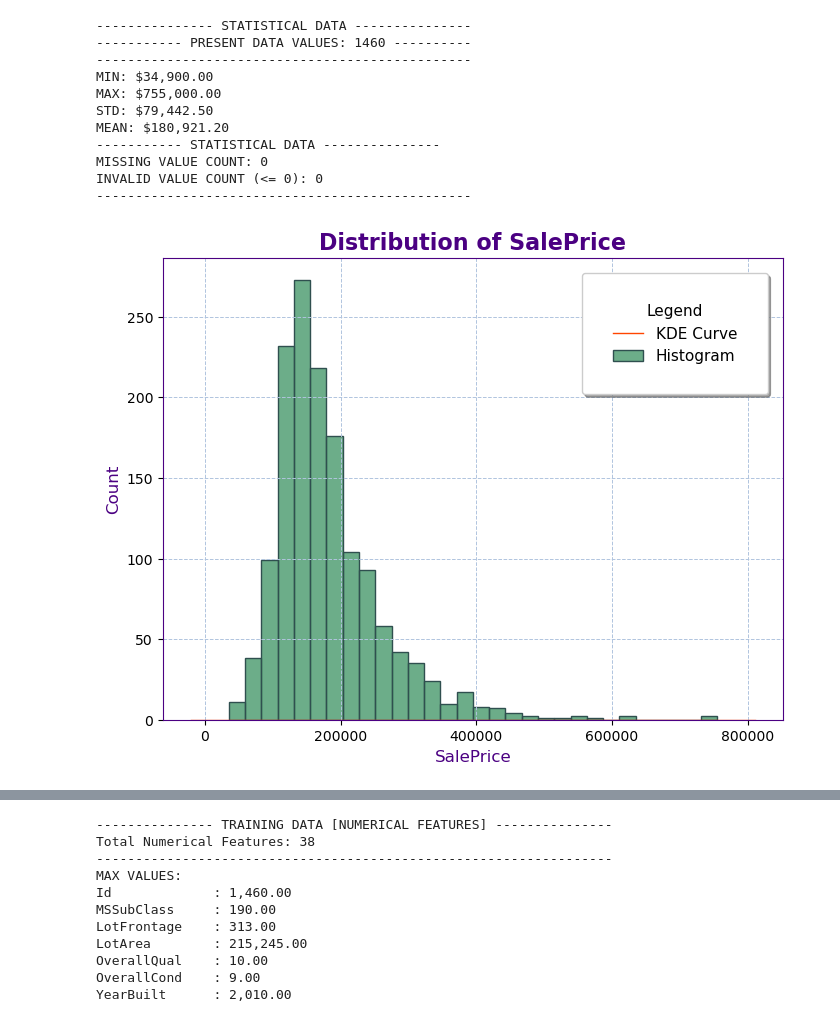
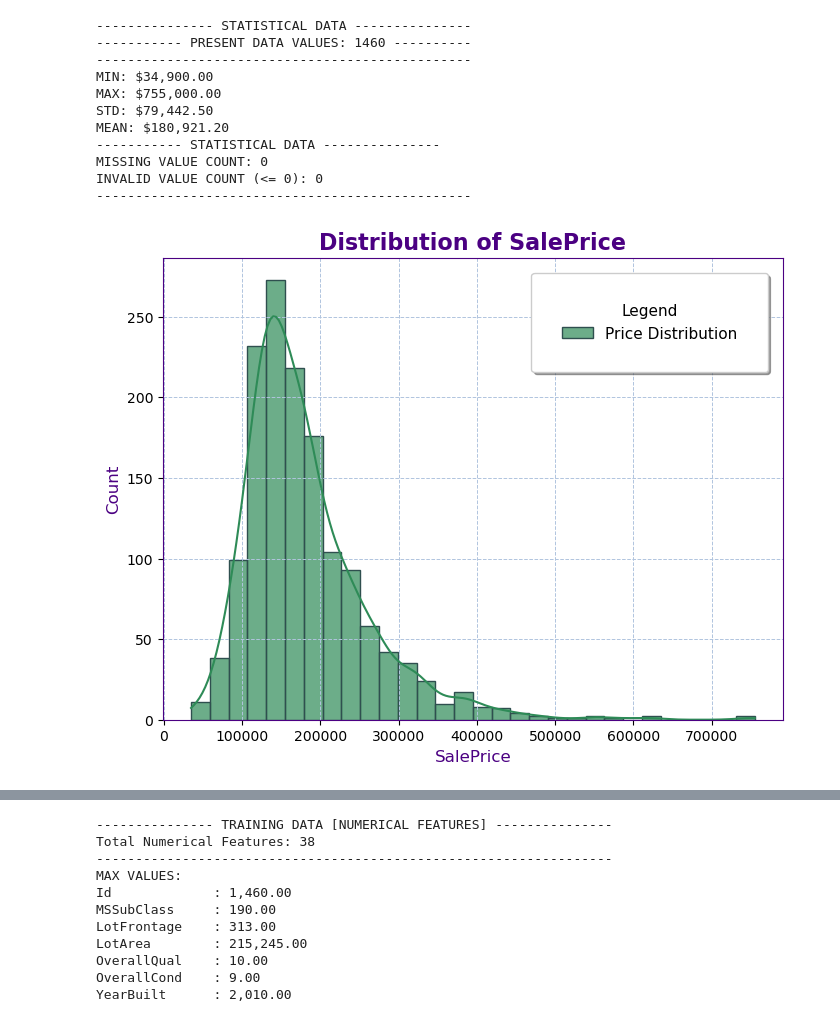
Before and after one commit to KailieField/comp3122_assignment3, a Jupyter notebook: assignment3.ipynb, the cells around one changed output, grey strips where cells are left out. Cells and saved outputs as stored; diff of their text form; code cells hidden in the pictures.

```diff
--- a/assignment3.ipynb
+++ b/assignment3.ipynb
@@ -51,26 +65,29 @@ INVALID VALUE COUNT (<= 0): 0
 ------------------------------------------------
 # %%
 #---- [ STEP 1: VISUALIZING TARGET VARIABLE ]
-#---- #2E8B57: Sea Green, #2F4F4F: Dark Edges, #4B0082: Indigo Labels, #B0C4DE: Light Steel Blue Grid, #4B0082': Indigo Spines
+#---- Visualizing the distribution of our target 'SalePrice' from the training dataset.
+#---- Helps understand the spread, tendencies, and the potential skews within the housing prices.
+#---- #2E8B57: Sea Green, #2F4F4F: Dark Edges, #4B0082: Indigo Labels, #B0C4DE: Light Steel Blue Grid, #4B0082: Indigo Spines
 
-#---- visualizing
+#---- VISUALIZATIONS for READABILITY
 plt.figure(figsize=(8,6))
-histogram = sns.histplot(house_train['SalePrice'], kde=False, bins=30, color='#2E8B57', edgecolor='#2F4F4F', alpha=0.7, label='Histogram')
-kde = sns.kdeplot(house_train['SalePrice'], color='#FF4500', linewidth=1, label='KDE Curve')
+histogram = sns.histplot(house_train['SalePrice'], kde=True, bins=30, color='#2E8B57', edgecolor='#2F4F4F', alpha=0.7, label='Price Distribution')
 
+#---- TITLES AND LABELS
 plt.title('Distribution of SalePrice', fontsize=16, fontweight='bold', color='#4B0082')
 plt.xlabel('SalePrice', fontsize=12, color='#4B0082')
 plt.ylabel('Count', fontsize=12, color='#4B0082')
 plt.grid(True, color='#B0C4DE', linestyle='--', linewidth=0.7)
 
+#---- CUSTOM SPINES --> plt.gca() <--- get current axis
 for spine in plt.gca().spines.values():
     spine.set_color('#4B0082')
 
-#---- Legend
+#---- LEGEND
 plt.legend(loc='upper right', fontsize=11, title='Legend', title_fontsize=11, frameon=True, shadow=True, borderpad=2, borderaxespad=1)
 
-plt.show()
+plt.show(histogram)
 # %% [output]
-[figure, old version]
+[figure, new version]
 # %%
 #---- [ APPLYING LOG TRANSFORMATIONS TO PREVENT SKEWNESS ]
```
Also changed, not shown: parts of 10 cells of this notebook.
